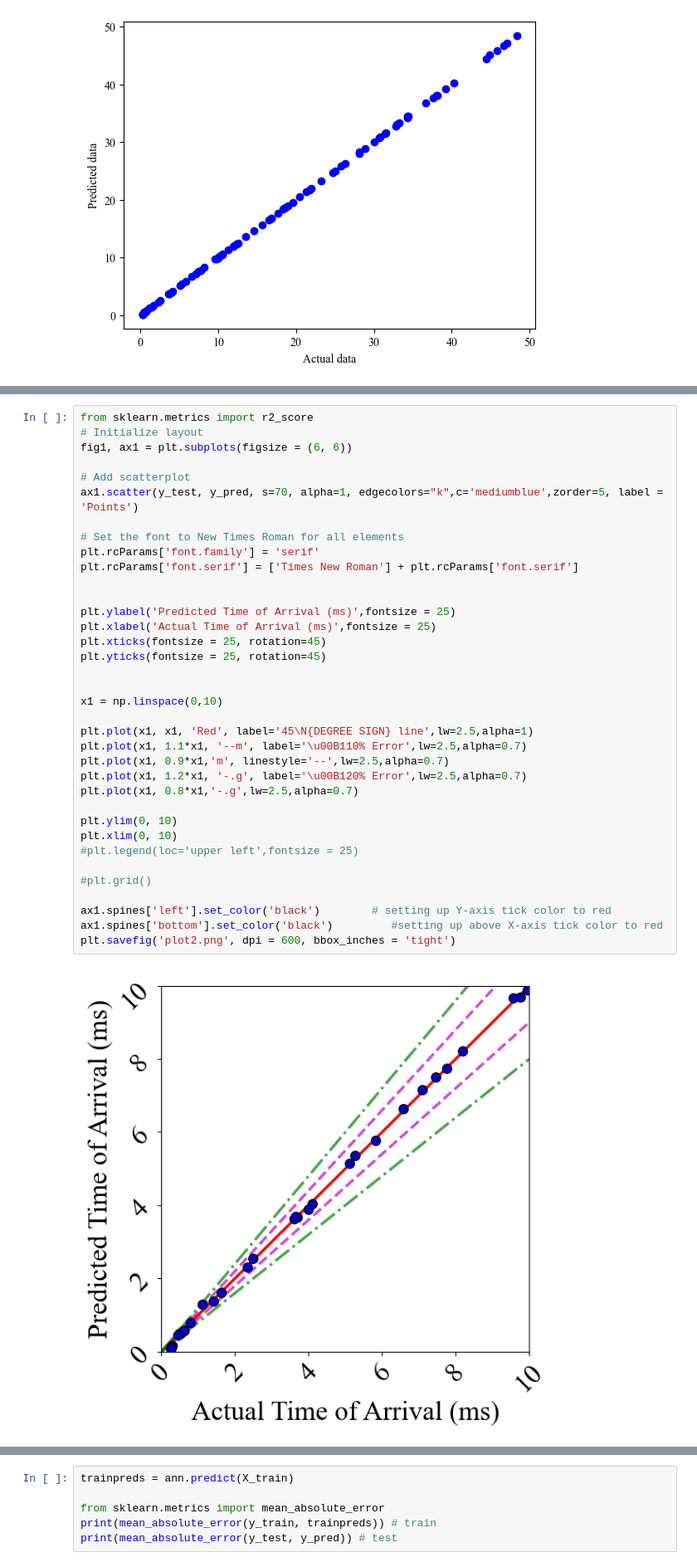
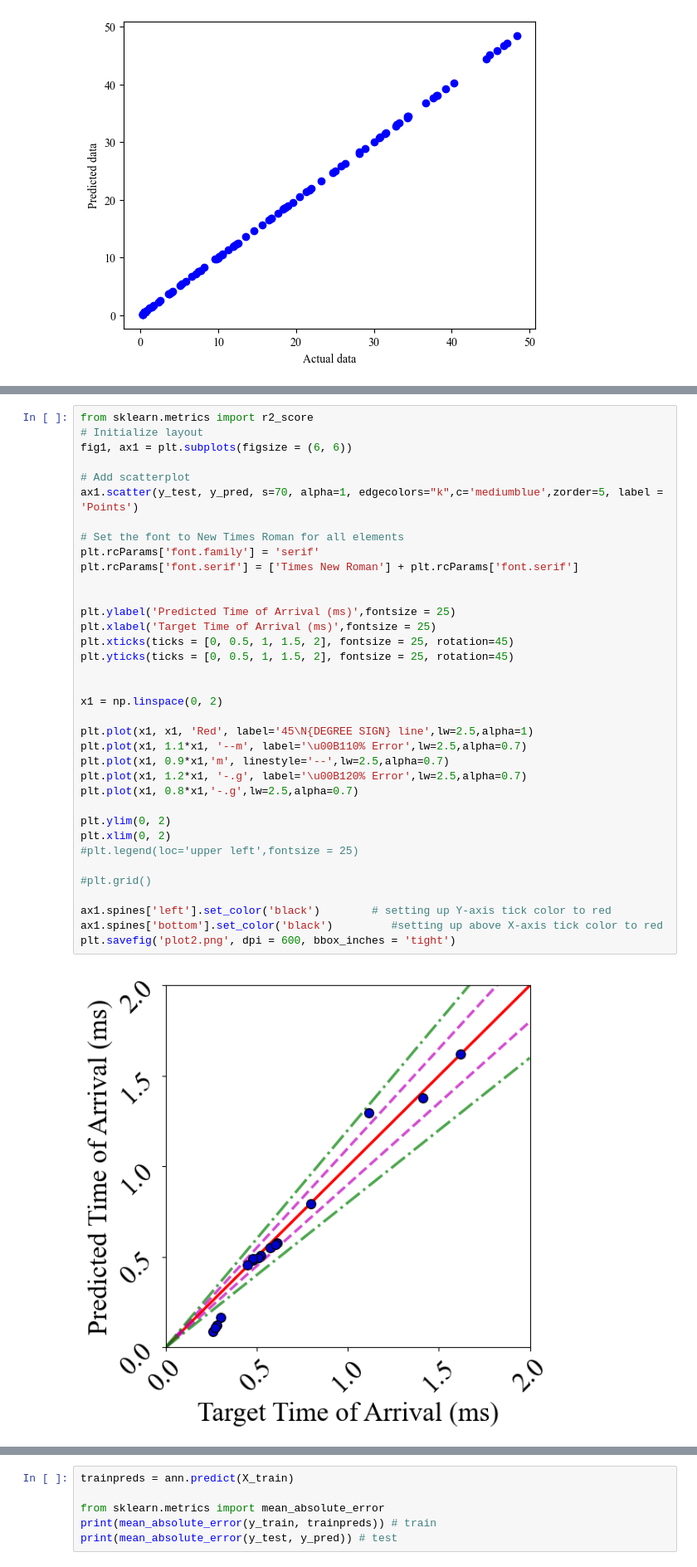
Before and after one commit to ChamodiWidanage/ANN_1D_2, a Jupyter notebook: Arrival_Time/Arival_ANN_model_1_nodrop_noscale.ipynb, the cells around one changed output, grey strips where cells are left out. Shown at 83% size. Drawn from its saved outputs; the diff is of its cells as text.

```diff
--- a/Arrival_Time/Arival_ANN_model_1_nodrop_noscale.ipynb
+++ b/Arrival_Time/Arival_ANN_model_1_nodrop_noscale.ipynb
@@ -353,40 +353,40 @@ plt.savefig('plot1.png', dpi = 600, bbox_inches = 'tight')
 from sklearn.metrics import r2_score
 # Initialize layout
 fig1, ax1 = plt.subplots(figsize = (6, 6))
 
 # Add scatterplot
 ax1.scatter(y_test, y_pred, s=70, alpha=1, edgecolors="k",c='mediumblue',zorder=5, label = 'Points')
 
 # Set the font to New Times Roman for all elements
 plt.rcParams['font.family'] = 'serif'
 plt.rcParams['font.serif'] = ['Times New Roman'] + plt.rcParams['font.serif']
 
 
 plt.ylabel('Predicted Time of Arrival (ms)',fontsize = 25)
-plt.xlabel('Actual Time of Arrival (ms)',fontsize = 25)
-plt.xticks(fontsize = 25, rotation=45)
-plt.yticks(fontsize = 25, rotation=45)
+plt.xlabel('Target Time of Arrival (ms)',fontsize = 25)
+plt.xticks(ticks = [0, 0.5, 1, 1.5, 2], fontsize = 25, rotation=45)
+plt.yticks(ticks = [0, 0.5, 1, 1.5, 2], fontsize = 25, rotation=45)
 
 
-x1 = np.linspace(0,10)
+x1 = np.linspace(0, 2)
 
 plt.plot(x1, x1, 'Red', label='45\N{DEGREE SIGN} line',lw=2.5,alpha=1)
 plt.plot(x1, 1.1*x1, '--m', label='\u00B110% Error',lw=2.5,alpha=0.7)
 plt.plot(x1, 0.9*x1,'m', linestyle='--',lw=2.5,alpha=0.7)
 plt.plot(x1, 1.2*x1, '-.g', label='\u00B120% Error',lw=2.5,alpha=0.7)
 plt.plot(x1, 0.8*x1,'-.g',lw=2.5,alpha=0.7)
 
-plt.ylim(0, 10)
-plt.xlim(0, 10)
+plt.ylim(0, 2)
+plt.xlim(0, 2)
 #plt.legend(loc='upper left',fontsize = 25)
 
 #plt.grid()
 
 ax1.spines['left'].set_color('black')        # setting up Y-axis tick color to red
 ax1.spines['bottom'].set_color('black')         #setting up above X-axis tick color to red
 plt.savefig('plot2.png', dpi = 600, bbox_inches = 'tight')
 # %% [output]
-[figure, old version]
+[figure, new version]
 # %%
 # Convert arrays to DataFrames with column labels
 X_test_df = pd.DataFrame(X_test, columns = ['Explosive mass', 'Standoff distance', 'Comp B', 'TNT'])
```
Also changed, not shown: parts of 1 cell of this notebook, 15 other files.
